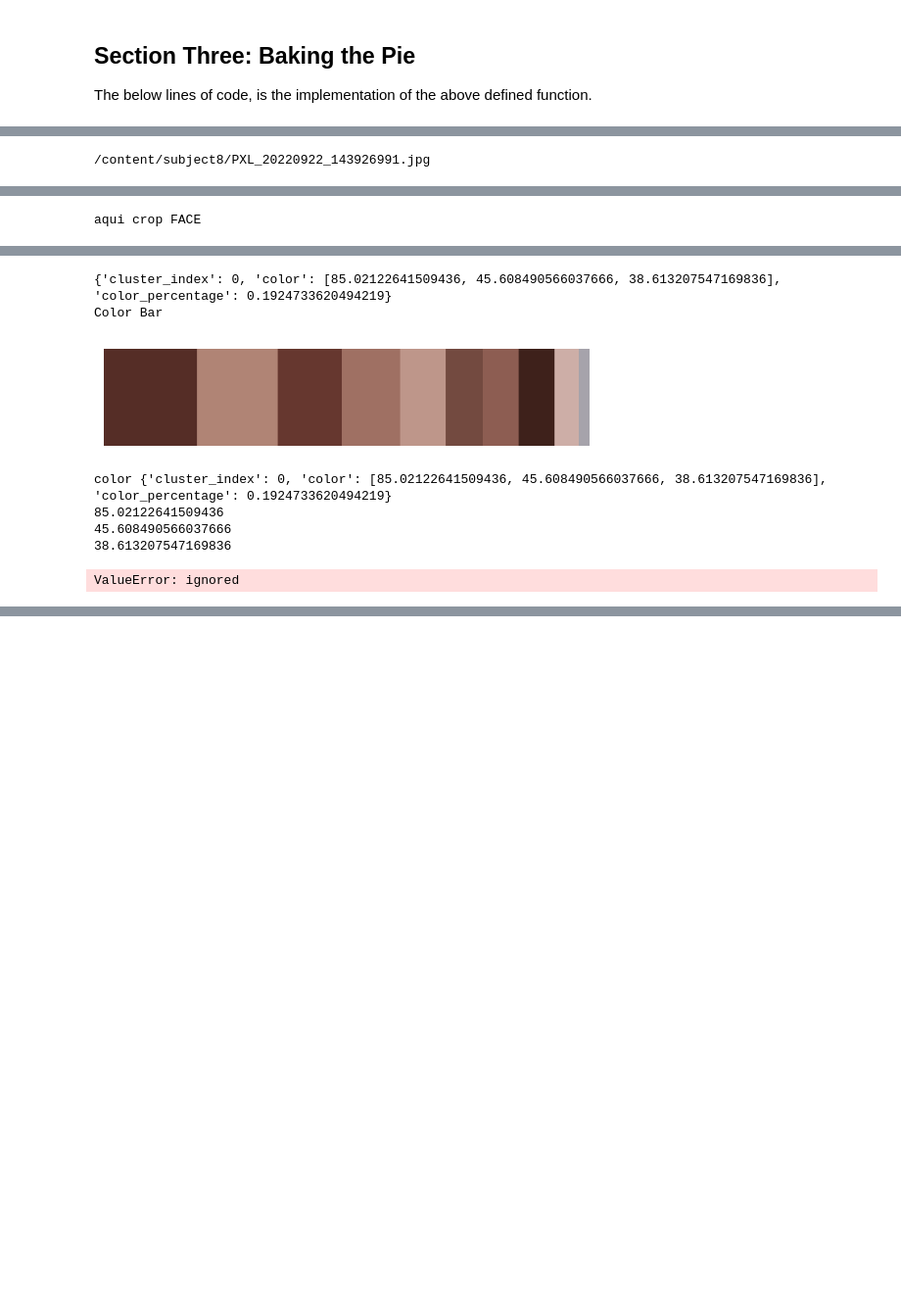
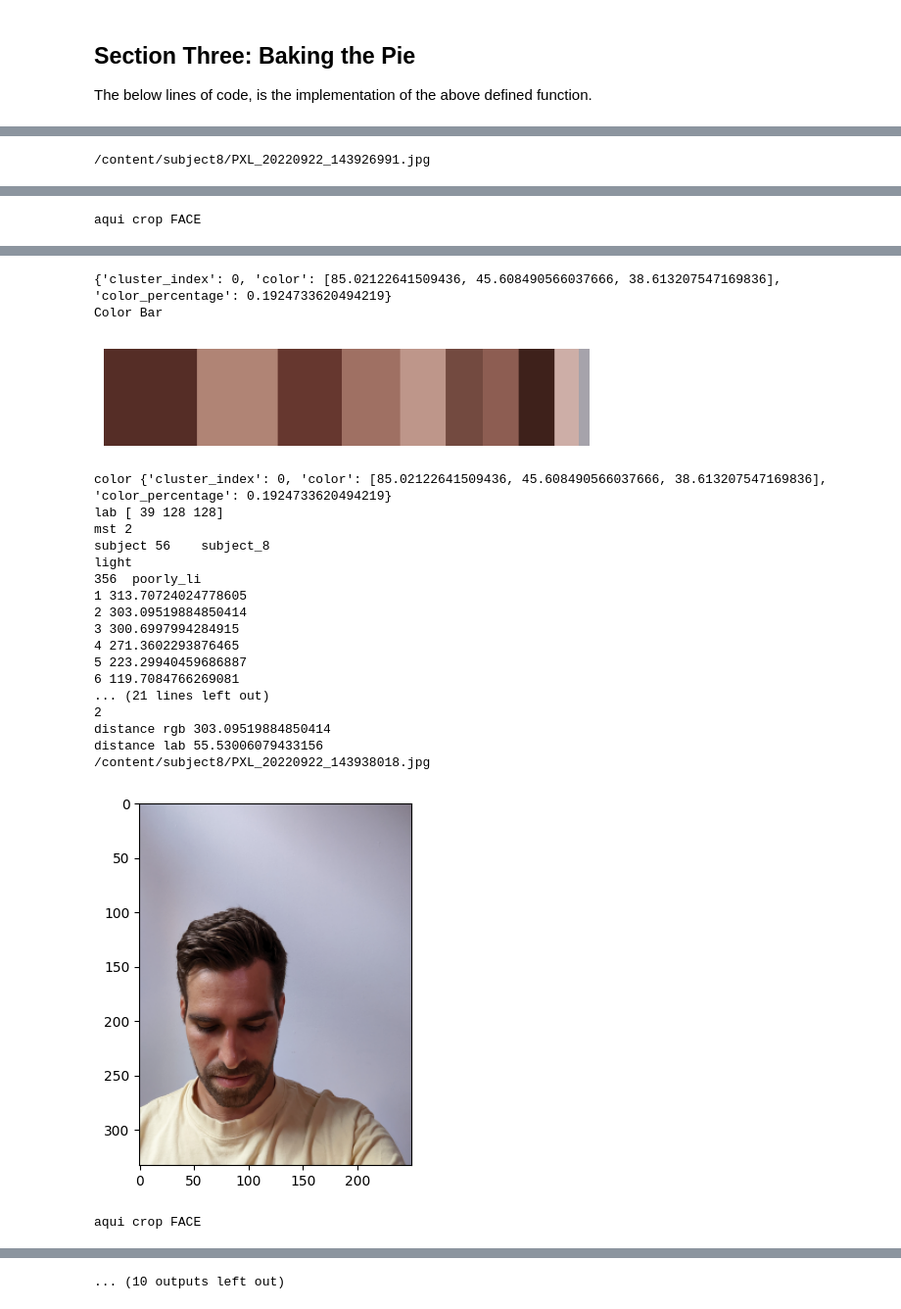
Before and after one commit to vittoria-thomasini/Extract_skintone_image, a Jupyter notebook: Extract_Skin_Tone_from_an_Image.ipynb, the cells around one changed output, grey strips where cells are left out. Shown at 98% size. Saved outputs shown, nothing was run; the diff lists cells and outputs as text; code cells hidden in the pictures; blank space fills up the shorter version.

```diff
--- a/Extract_Skin_Tone_from_an_Image.ipynb
+++ b/Extract_Skin_Tone_from_an_Image.ipynb
@@ -356,7 +353,7 @@ Creating CVS file to save results calculated.
 # %%
 #create CSV file
 import csv
-headerList = ['image_name', 'subject', 'light', 'MST', 'MST_RGB', 'MST_R', 'MST_G', 'MST_B', 'RGB', 'R', 'G', 'B', 'distancia_calculada', 'distancia_minima', 'classificacao_indicada']
+headerList = ['image_name', 'subject', 'light', 'MST', 'MST_RGB', 'RGB', 'LAB','distancia_rgb','minimo_rgb', 'classificacao_indicada_rgb', 'distancia_lab', 'minimo_lab', 'classificacao_indicada_lab']
 
 with open('dataset_details_answer.csv', 'w', newline='') as file:
     header = csv.DictWriter(file, delimiter=',', fieldnames=headerList)
@@ -507,5 +465,0 @@ def get_lab_color(lab, image_name):
-# %%
-bgr = np.array([5.422, 1.503, 94.211])
-#convert 1D array to 3D, then convert it to LAB and take the first element
-lab = cv2.cvtColor( np.uint8([[bgr]] ), cv2.COLOR_BGR2LAB)[0][0]
-print(lab)
@@ -531,7 +545,6 @@ for imagePath in imagePaths:
     #Show image
     plt.imshow(cv2.cvtColor(image,cv2.COLOR_BGR2RGB))
     plt.show()
-    lab = cv2.cvtColor(image,cv2.COLOR_BGR2LAB)
 
     # Apply Skin Mask
     skin = extractSkin(image)
@@ -562,45 +575,57 @@ for imagePath in imagePaths:
 
     #return rgb color from dominat color
     rgb, r, g, b = get_rgb_color(color)
-    lab = cv2.cvtColor( np.uint8([[rgb]] ), cv2.COLOR_RGB2LAB)[0][0]
-    print(lab)
+    bgr = cv2.cvtColor( np.uint8([[rgb]] ), cv2.COLOR_RGB2BGR)[0][0]
+    lab = cv2.cvtColor( np.uint8([[bgr]] ), cv2.COLOR_BGR2LAB)[0][0]
+    print('lab', lab)
+
     #return mst color Monk classification
     img = dataset.loc[dataset['image_ID'] == image_name]
     mst = pd.DataFrame.from_dict(img.MST)
     mst = str(mst)
     mst = mst[13:17]
     mst = int(mst)
-    print(mst)
+    print('mst', mst)
 
     #return subject information
     subject = pd.DataFrame.from_dict(img.subject_name)
     subject = str(subject)
     subject = subject[18:33]
-    print(subject)
+    print('subject',subject)
 
     #return light informaton
     light = pd.DataFrame.from_dict(img.lighting)
     light = str(light)
     light = light[15:30]
-    print(light)
+    print('light',light)
 
     list_distance = []
     list_distance = get_distances(r, g, b)
 
     print("list", list_distance)
+
     minimo = min(list_distance)
     print("minimo",minimo)
     classificacao_indicada = 0
     classificacao_indicada = list_distance.index(minimo)
     #adjust classification to correspond mast list
     classificacao_indicada = classificacao_indicada + 1
-    print(classificacao_indicada)
+    print('indicado:', classificacao_indicada)
 
     classificacao_mst = 0
     classificacao_mst = list_distance[mst-1]
-    print(classificacao_mst, 'classificao')
-    print(lab)
-    result_lab = get_lab_color(lab, image_name)
+    print('classificao mst', classificacao_mst)
+
+    list_lab = []
+    list_lab = get_lab_color(lab, mst)
+    print('result_lab', list_lab)
+    minimo_lab = min(list_lab)
+    print("minimo",minimo_lab)
+    classificacao_indicada_lab = 0
+    classificacao_indicada_lab = list_lab.index(minimo_lab)
+    #adjust classification to correspond mast list
+    classificacao_indicada_lab = classificacao_indicada_lab + 1
+    print('indicado:', classificacao_indicada_lab)
 
     # print(result_lab, "lab")
     if (dataset.image_ID == image_name).any() == True:
@@ -611,69 +636,95 @@ for imagePath in imagePaths:
         mst_r = 41
         mst_g = 36
         mst_b = 32
+        mst_lab = np.array([14.61, 1.482, 3.525])
       elif (mst == 9):
         mst_rgb = "58, 49, 42"
         mst_r = 58
         mst_g = 49
         mst_b = 42
+        mst_lab = np.array([21.069, 2.69, 5.964])
       elif (mst == 8):
         mst_rgb = "96, 65, 52"
         mst_r = 96
         mst_g = 65
         mst_b = 52
+        mst_lab = np.array([30.678, 11.667, 13.335])
       elif (mst == 7):
         mst_rgb = "130, 92, 67"
         mst_r = 130
         mst_g = 92
         mst_b = 67
+        mst_lab = np.array([42.47, 12.325, 20.53])
       elif (mst == 6):
         mst_rgb = "160, 126, 86"
         mst_r = 160
         mst_g = 126
         mst_b = 86
+        mst_lab = np.array([55.142, 7.783, 26.74])
       elif (mst == 5):
         mst_rgb = "215, 189, 150"
         mst_r = 215
         mst_g = 189
         mst_b = 150
+        mst_lab = np.array([77.902, 3.471, 23.136])
       elif (mst == 4):
         mst_rgb = "234, 218, 186"
         mst_r = 234
         mst_g = 218
         mst_b = 186
+        mst_lab = np.array([87.573, 0.459, 17.748])
       elif (mst == 3):
         mst_rgb = "247, 234, 208"
         mst_r = 247
         mst_g = 234
         mst_b = 208
+        mst_lab = np.array([93.091, 0.216, 14.205])
       elif (mst == 2):
         mst_rgb = "243, 231, 219"
         mst_r = 243
         mst_g = 231
         mst_b = 219
+        mst_lab = np.array([92.275, 2.061, 7.28])
       else : #(mst == 1)
         mst_rgb = "246, 237, 228"
         mst_r = 246
         mst_g = 237
         mst_b = 228
-    distancia = math.sqrt(((mst_r - r)** 2) + ((mst_g - g)**2) + ((mst_b - b)**2))
-    print(distancia)
+        mst_lab = np.array([94.211, 1.503, 5.422])
+    distance_rgb = math.sqrt(((mst_r - r)** 2) + ((mst_g - g)**2) + ((mst_b - b)**2))
+    distance_lab = skimage.color.deltaE_ciede2000(lab, mst_lab)
+    print('distance rgb',distance_rgb)
+    print('distance lab',distance_lab)
 
 
     with open('dataset_details_answer.csv', 'a', newline='') as file:
         writer = csv.writer(file)
-        writer.writerow([image_name, subject, light, mst, mst_rgb, mst_r, mst_g, mst_b, rgb,  r, g, b, distancia, minimo, classificacao_indicada])
+        writer.writerow([image_name, subject, light, mst, mst_rgb, rgb, lab, distance_rgb, minimo, classificacao_indicada, distance_lab, minimo_lab, classificacao_indicada_lab])
 # %% [output]
 /content/subject8/PXL_20220922_143926991.jpg
 [figure]
 aqui crop FACE
 [figure]
 [figure]
 {'cluster_index': 0, 'color': [85.02122641509436, 45.608490566037666, 38.613207547169836], 'color_percentage': 0.1924733620494219}
 Color Bar
 [figure]
 color {'cluster_index': 0, 'color': [85.02122641509436, 45.608490566037666, 38.613207547169836], 'color_percentage': 0.1924733620494219}
-85.02122641509436
-45.608490566037666
-38.613207547169836
+lab [ 39 128 128]
+mst 2
+subject 56    subject_8
+light
+356  poorly_li
+1 313.70724024778605
+2 303.09519884850414
+3 300.6997994284915
+4 271.3602293876465
+5 223.29940459686887
+6 119.7084766269081
+... (21 lines left out)
+2
+distance rgb 303.09519884850414
+distance lab 55.53006079433156
+/content/subject8/PXL_20220922_143938018.jpg
+[figure, added]
-ValueError: ignored
+aqui crop FACE
@@ -680,3 +733,4 @@ ValueError: ignored
+... (10 outputs left out)
 # %%
 # from cv2 import imread
 # import dlib
```
Also changed, not shown: parts of 8 cells of this notebook.
